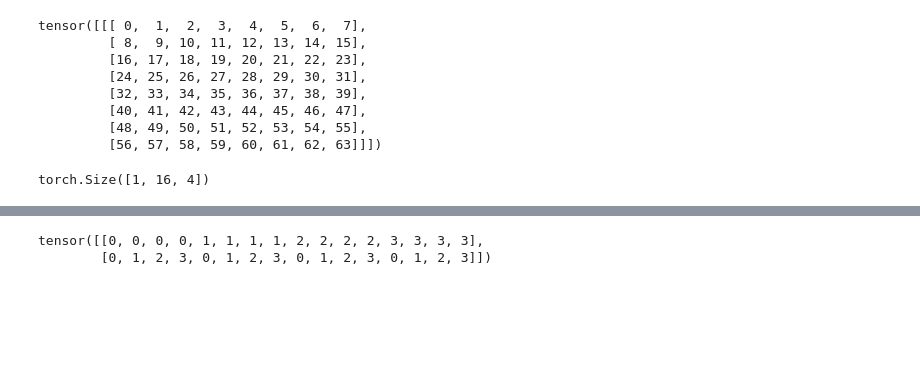
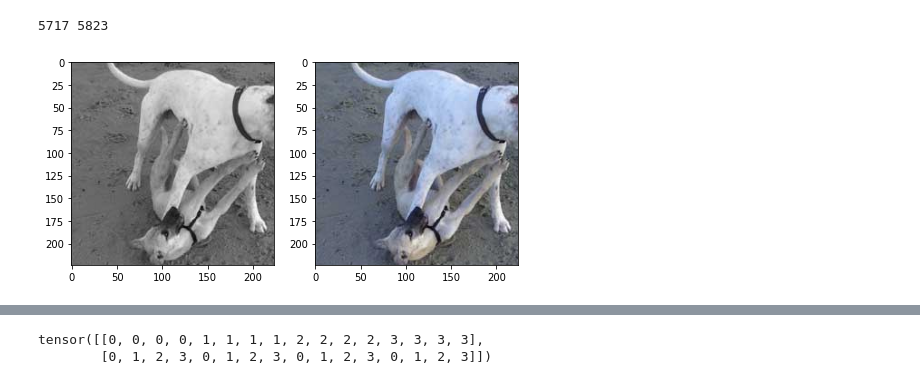
Before and after one commit to TheMoon2000/cs280-final-project, a Jupyter notebook: playground.ipynb, the cells around one changed output, grey strips where cells are left out. Saved outputs shown, nothing was run; the diff lists cells and outputs as text; code cells hidden in the pictures; blank space fills up the shorter version.

```diff
--- a/playground.ipynb
+++ b/playground.ipynb
@@ -19,9 +14,0 @@ dataset = data.RealBlurDataset(train=True, augmentation=aug)
-# %%
-# PSNR sanity check
-def show_image(idx: int):
-    blur, gt = dataset[idx]
-    print(calculate_psnr(tensor2uint(blur), tensor2uint(gt), input_order='HWC'))
-    plt.imshow(tensor2uint(blur))
-    plt.show()
-    plt.imshow(tensor2uint(gt))
-show_image(30)
@@ -32,16 +15,16 @@ show_image(30)
-# %%
-a = torch.arange(64).reshape((8, 8)).unsqueeze(0)
-a
-# %% [output]
-tensor([[[ 0,  1,  2,  3,  4,  5,  6,  7],
-         [ 8,  9, 10, 11, 12, 13, 14, 15],
-         [16, 17, 18, 19, 20, 21, 22, 23],
-         [24, 25, 26, 27, 28, 29, 30, 31],
-         [32, 33, 34, 35, 36, 37, 38, 39],
-         [40, 41, 42, 43, 44, 45, 46, 47],
-         [48, 49, 50, 51, 52, 53, 54, 55],
-         [56, 57, 58, 59, 60, 61, 62, 63]]])
-# %%
-a.unfold(1, 2, 2).unfold(2, 2, 2).flatten(-2, -1).flatten(1, 2).shape
-# %% [output]
-torch.Size([1, 16, 4])
+# %%
+train_set = ColorizationDataset(train=True)
+validation_set = ColorizationDataset(train=False)
+print(len(train_set), len(validation_set))
+# %% [output]
+5717 5823
+# %%
+# Colorization example (DPT)
+def show_image(idx: int):
+    gray, color = train_set[idx]
+    fig, ax = plt.subplots(1, 2, figsize=(8, 8))
+    ax[0].imshow(gray.transpose((1, 2, 0)))
+    ax[1].imshow(color.transpose((1, 2, 0)))
+show_image(2)
+# %% [output]
+[figure, added]
```
Also changed, not shown: parts of 6 cells of this notebook, 9 other files.
